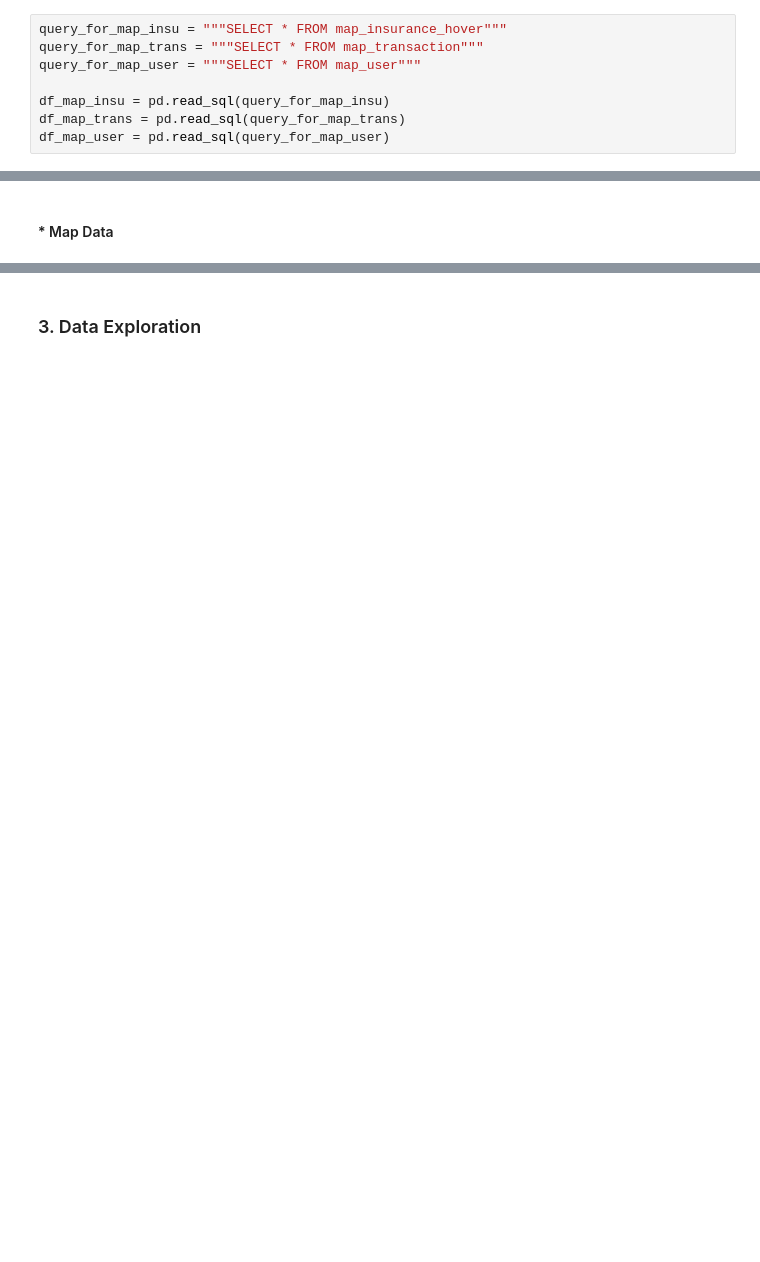
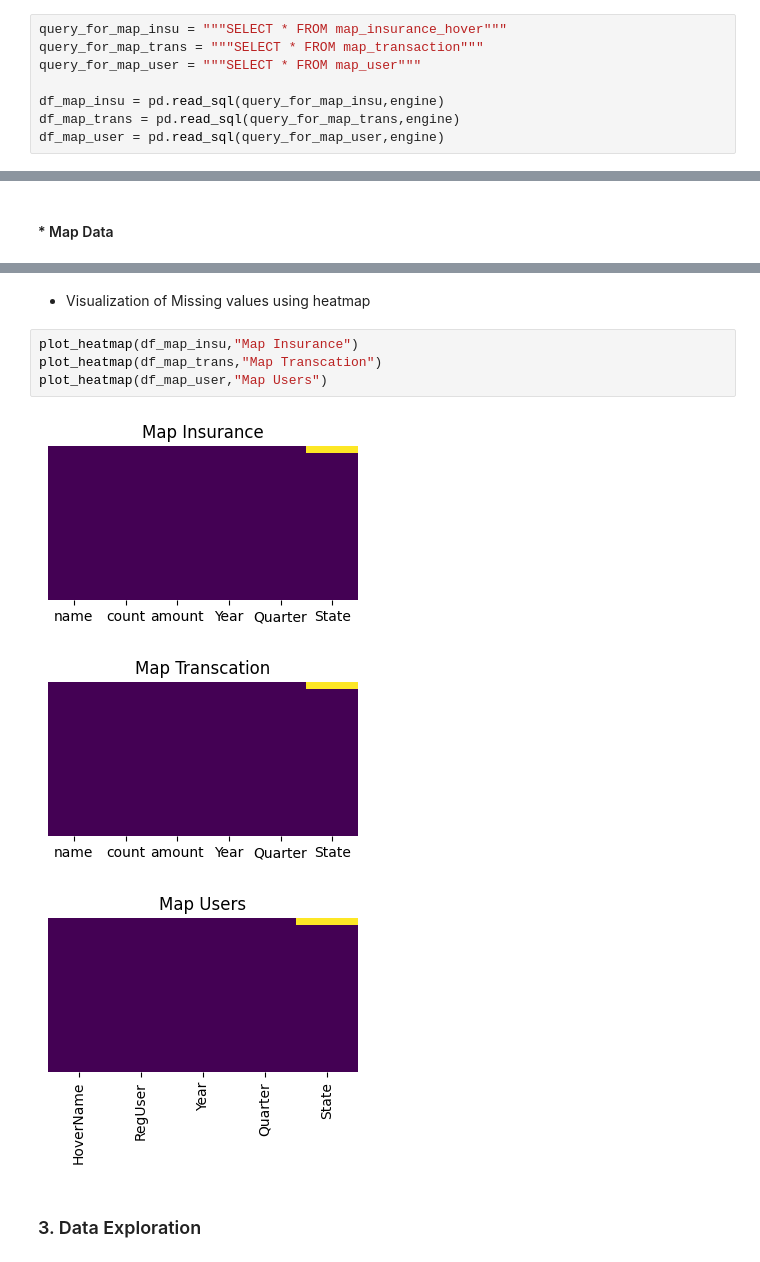
Before and after one commit to Aastha2675/PhonePe_Transaction_Insights, a Jupyter notebook: eda_data_visualization.ipynb, the cells around one changed output, grey strips where cells are left out. Saved outputs shown, nothing was run; the diff lists cells and outputs as text; blank space fills up the shorter version.

Commit message:
perform some data visualizations

```diff
--- a/eda_data_visualization.ipynb
+++ b/eda_data_visualization.ipynb
@@ -97,6 +97,6 @@ query_for_map_insu = """SELECT * FROM map_insurance_hover"""
 query_for_map_trans = """SELECT * FROM map_transaction"""
 query_for_map_user = """SELECT * FROM map_user"""
 
-df_map_insu = pd.read_sql(query_for_map_insu)
-df_map_trans = pd.read_sql(query_for_map_trans)
-df_map_user = pd.read_sql(query_for_map_user)
+df_map_insu = pd.read_sql(query_for_map_insu,engine)
+df_map_trans = pd.read_sql(query_for_map_trans,engine)
+df_map_user = pd.read_sql(query_for_map_user,engine)
@@ -390,2 +543,12 @@ plot_heatmap(df_top_pins_user,"Top PinCodes User")
+# %% [markdown]
+* Visualization of Missing values using heatmap
+# %%
+plot_heatmap(df_map_insu,"Map Insurance")
+plot_heatmap(df_map_trans,"Map Transcation")
+plot_heatmap(df_map_user,"Map Users")
+# %% [output]
+[figure, added]
+[figure, added]
+[figure, added]
 # %% [markdown]
 ### 3. Data Exploration
```
Also changed, not shown: parts of 71 cells of this notebook.
